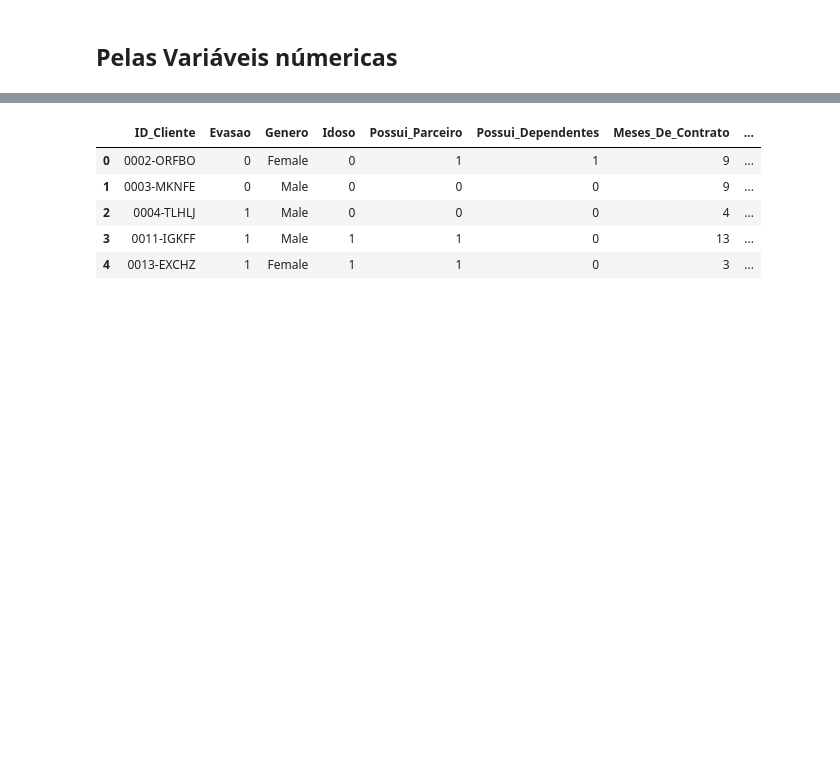
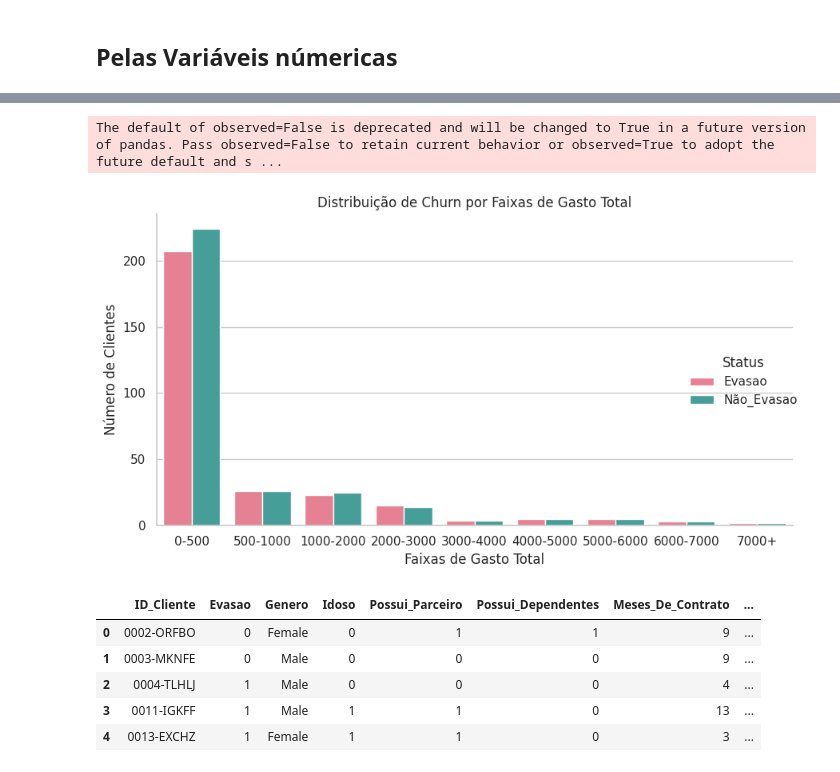
Before and after one commit to Enoque12/Analise_TelecomX_Challenge2, a Jupyter notebook: TelecomX_BR.ipynb, the cells around one changed output, grey strips where cells are left out. Cells and saved outputs as stored; diff of their text form; code cells hidden in the pictures; blank space fills up the shorter version.

```diff
--- a/TelecomX_BR.ipynb
+++ b/TelecomX_BR.ipynb
@@ -838,0 +894,4 @@ pd.crosstab(df_novo['Gasto_Total'], df_novo['Evasao'])
+# %%
+df_gastosTotais = pd.merge(gastos_evasao, gastos_nao_evasao, on='Gasto_Total')
+# %%
+df_gastosTotais.columns = ['Gasto_Total','Evasao', 'Não_Evasao']
@@ -838,0 +914,5 @@ pd.crosstab(df_novo['Gasto_Total'], df_novo['Evasao'])
+# %%
+# Criando Faixas
+bins = [0, 500, 1000, 2000, 3000, 4000, 5000, 6000, 7000, df_gastosTotais['Gasto_Total'].max()]
+labels = ['0-500', '500-1000', '1000-2000', '2000-3000', '3000-4000', '4000-5000', '5000-6000', '6000-7000', '7000+']
+df_gastosTotais['Faixas'] = pd.cut(df_gastosTotais['Gasto_Total'], bins=bins, labels=labels)
@@ -839,3 +935,36 @@ pd.crosstab(df_novo['Gasto_Total'], df_novo['Evasao'])
+# %%
+df_gastos_Faixas = df_gastosTotais.melt(
+    id_vars='Faixas',
+    value_vars=['Evasao', 'Não_Evasao'],
+    var_name='Status',
+    value_name='Quantidade'
+)
+
+# Agrupar por faixa e status para somar os valores
+df_gastos_Faixas = df_gastos_Faixas.groupby(['Faixas', 'Status']).sum().reset_index()
+# %% [output]
+The default of observed=False is deprecated and will be changed to True in a future version of pandas. Pass observed=False to retain current behavior or observed=True to adopt the future default and s ...
+# %%
+# Plotando com catplot
+sns.set(style='whitegrid')
+g = sns.catplot(
+    data=df_gastos_Faixas,
+    x='Faixas',
+    y='Quantidade',
+    hue='Status',
+    kind='bar',
+    palette='husl',
+    height=5,
+    aspect=1.5
+)
+
+plt.title('Distribuição de Churn por Faixas de Gasto Total')
+plt.xlabel('Faixas de Gasto Total')
+plt.ylabel('Número de Clientes')
+plt.tight_layout()
+plt.show()
+# %% [output]
+[figure, added]
 # %%
 df_novo.head()
 # %% [output]
```
Also changed, not shown: parts of 20 cells of this notebook.
